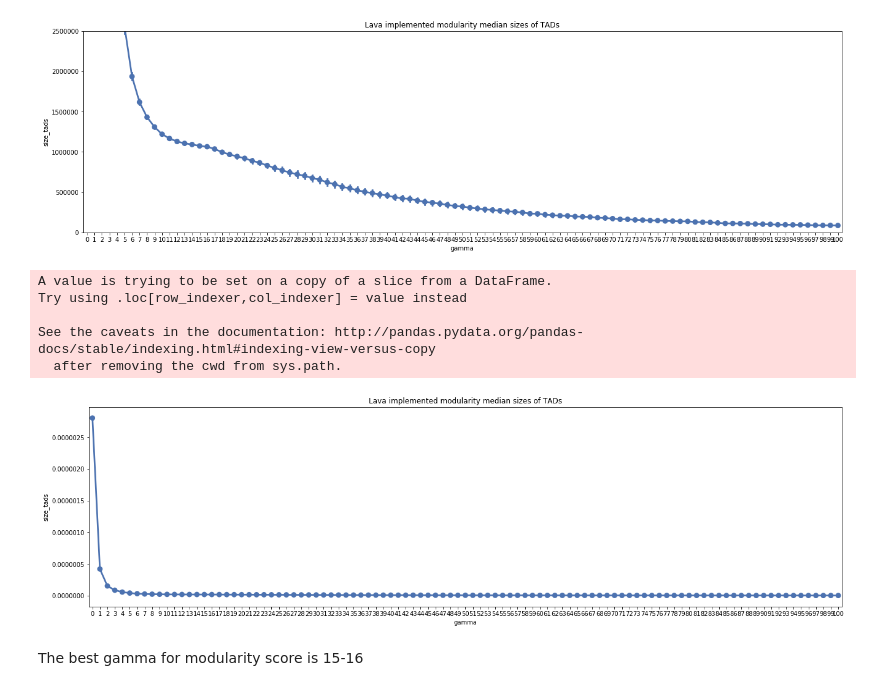
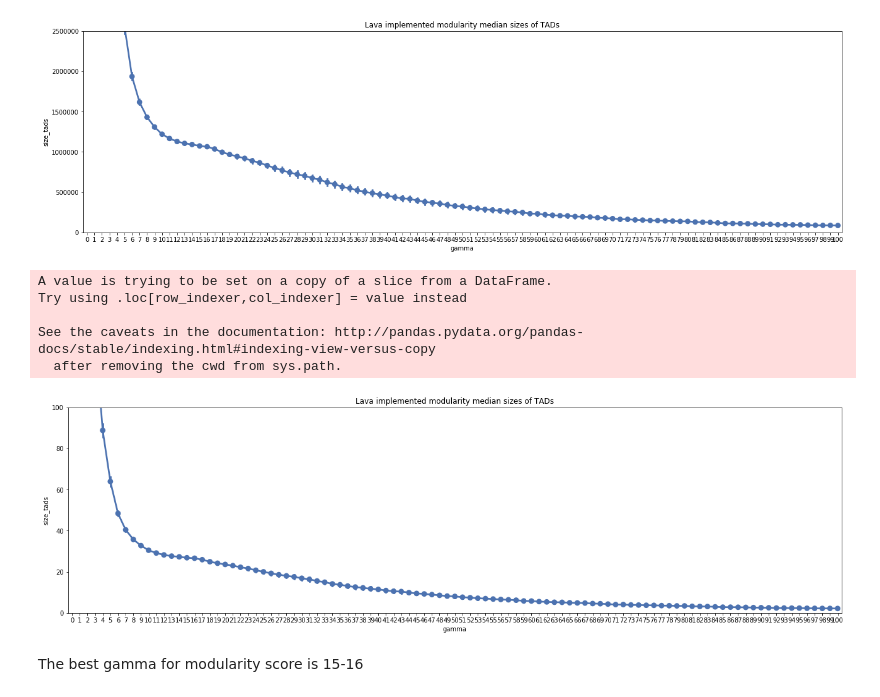
Before and after one commit to dmitrymyl/TADselect, a Jupyter notebook: sim_TADs/Analyze_sim_TADs.ipynb, the cells around one changed output. Drawn from its saved outputs; the diff is of its cells as text; code cells hidden in the pictures.

```diff
--- a/sim_TADs/Analyze_sim_TADs.ipynb
+++ b/sim_TADs/Analyze_sim_TADs.ipynb
@@ -186,18 +186,19 @@ plt.savefig("lava_modularity_TAD_size_median.png")
 # %%
 mpl.rcParams['figure.figsize'] = [22, 6]
 sns.set_palette(sns.color_palette("deep"))
 modularity_bins = lava_modularity_stats.loc[:, "gamma":"size_tads"]
-modularity_bins["size_tads"] = modularity_bins["size_tads"] / res
+modularity_bins["size_tads"] = modularity_bins["size_tads"]
 sns.pointplot(data=modularity_bins, x="gamma", y="size_tads")
+plt.ylim(0, 100)
 plt.title("Lava implemented modularity median sizes of TADs")
 plt.savefig("lava_modularity_TAD_size_median_bin.png")
 # %% [output]
 A value is trying to be set on a copy of a slice from a DataFrame.
 Try using .loc[row_indexer,col_indexer] = value instead
 
 See the caveats in the documentation: http://pandas.pydata.org/pandas-docs/stable/indexing.html#indexing-view-versus-copy
   after removing the cwd from sys.path.
-[figure, old version]
+[figure, new version]
 # %% [markdown]
 The best gamma for modularity score is 15-16
 # %%
```
Also changed, not shown: parts of 1 cell of this notebook.
